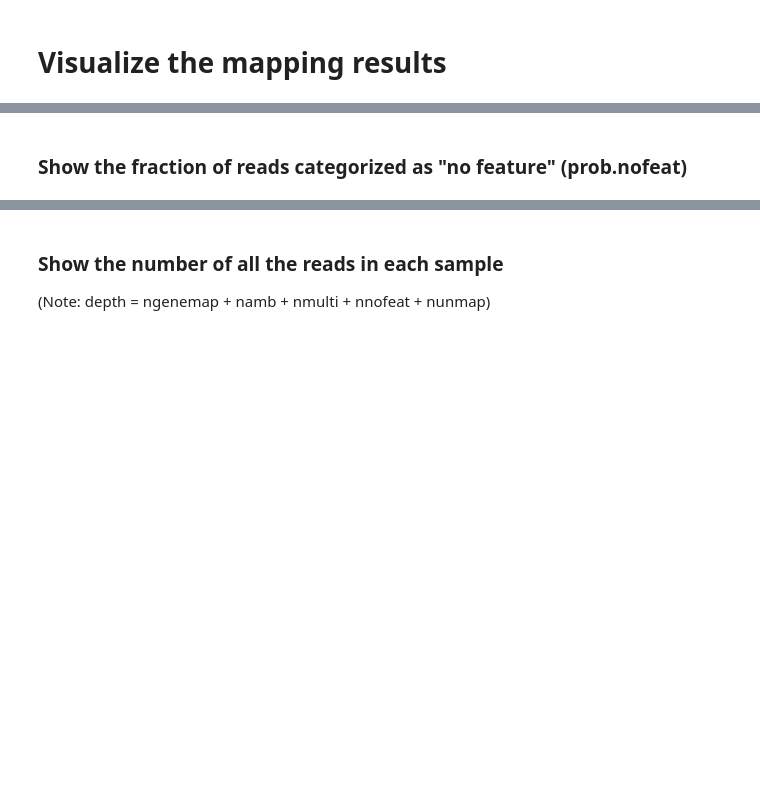
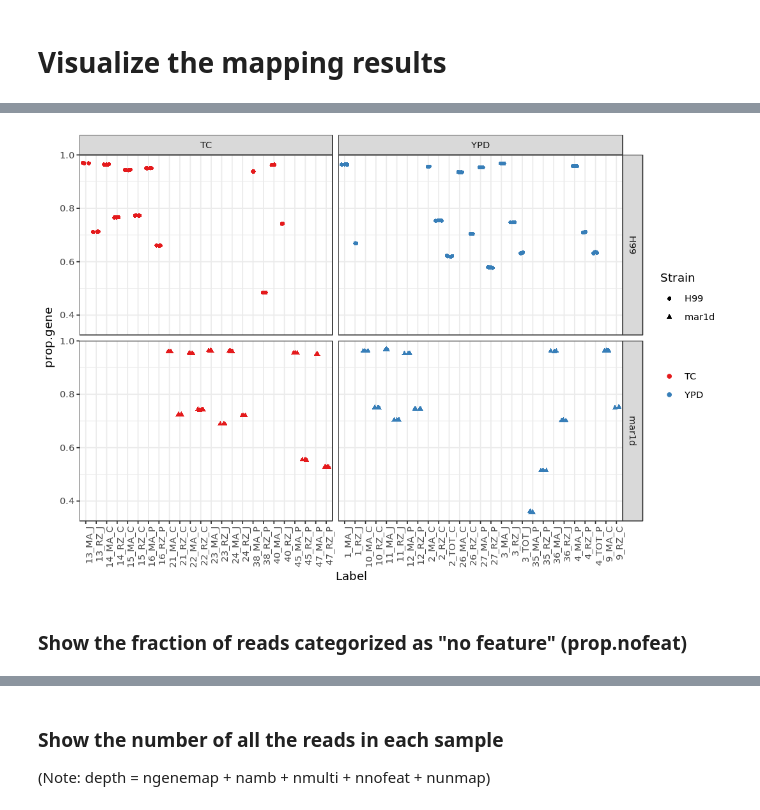
Before and after one commit to ofetad/HTS-notebooks, a Jupyter notebook: pilot/02_Plot_Counts.ipynb, the cells around one changed output, grey strips where cells are left out. Cells and saved outputs as stored; diff of their text form; code cells hidden in the pictures; blank space fills up the shorter version.

```diff
--- a/pilot/02_Plot_Counts.ipynb
+++ b/pilot/02_Plot_Counts.ipynb
@@ -229,19 +248,21 @@ print(p1)
 # %%
 options(repr.plot.width = 9, repr.plot.height = 6)
 
 p2 <- ggplot(annomapres,
              aes(x = Label,
-                 y = prob.gene,
+                 y = prop.gene,
                  shape = Strain,
                  color = Media)) +
         myfacet +
         mygeom +
         mytheme +
         mypal
 
 print(p2)
+# %% [output]
+[figure, added]
 # %% [markdown]
-### Show the fraction of reads categorized as "no feature" (prob.nofeat)
+### Show the fraction of reads categorized as "no feature" (prop.nofeat)
 # %%
 options(repr.plot.width = 9, repr.plot.height = 6)
 
```
Also changed, not shown: parts of 10 cells of this notebook.
